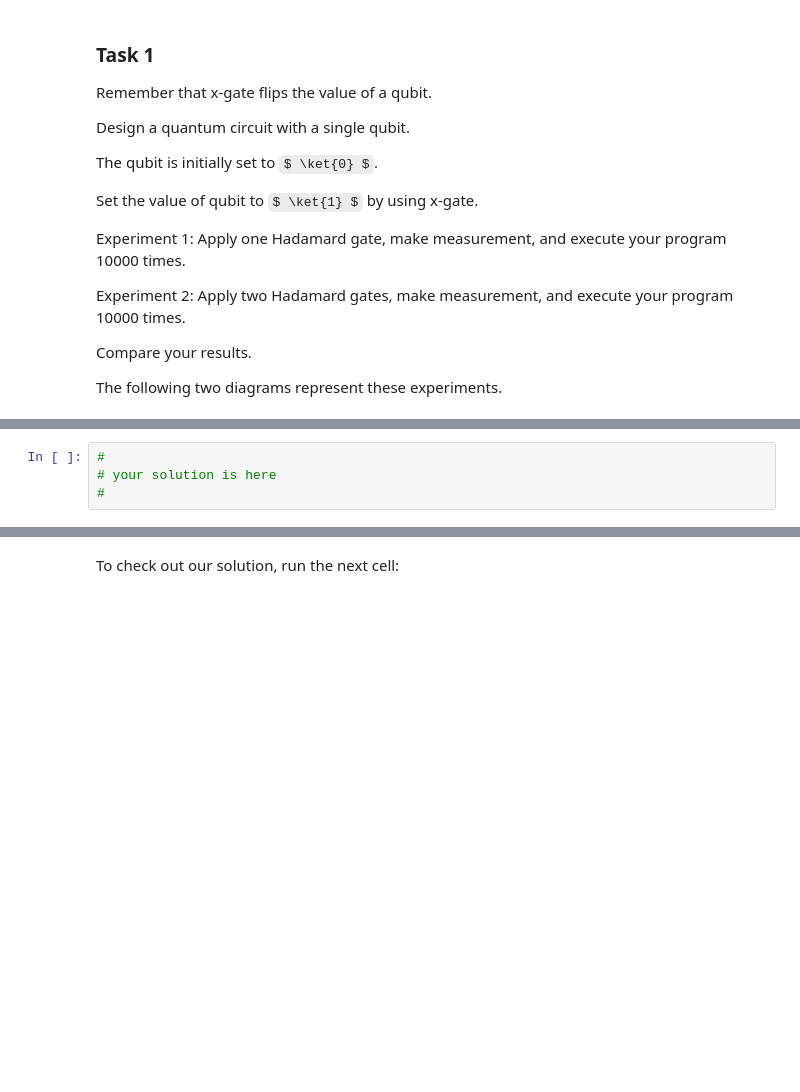
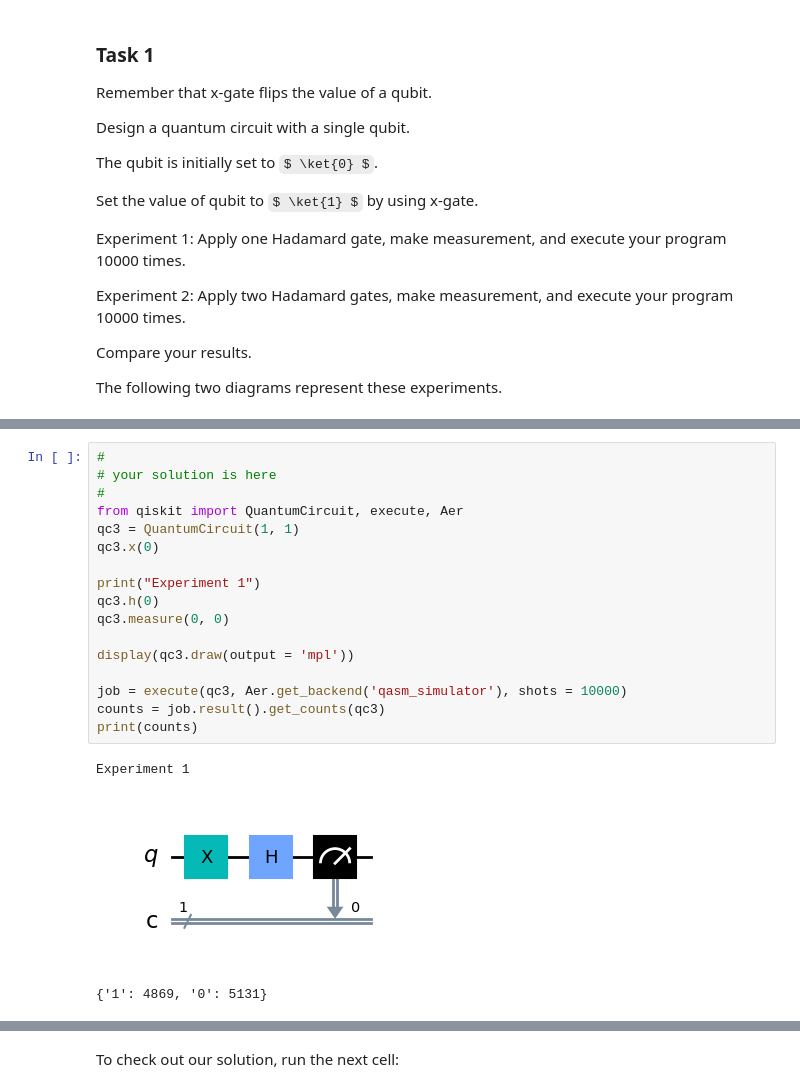
Before and after one commit to james-lucius/qworld, a Jupyter notebook: QB23_Q20_Hadamard.ipynb, the cells around one changed output, grey strips where cells are left out. Saved outputs shown, nothing was run; the diff lists cells and outputs as text; some formulas as TeX source; blank space fills up the shorter version.

```diff
--- a/QB23_Q20_Hadamard.ipynb
+++ b/QB23_Q20_Hadamard.ipynb
@@ -198,7 +228,24 @@ The following two diagrams represent these experiments.
         <td><img src="https://gitlab.com/qworld/qeducation/qbook101/raw/main/qbook101/images/ch2/photon/photon9.jpg" width="70%"></td>
     </tr>
 </table>
-# %%
-#
-# your solution is here
-#
+# %%
+#
+# your solution is here
+#
+from qiskit import QuantumCircuit, execute, Aer
+qc3 = QuantumCircuit(1, 1)
+qc3.x(0)
+
+print("Experiment 1")
+qc3.h(0)
+qc3.measure(0, 0)
+
+display(qc3.draw(output = 'mpl'))
+
+job = execute(qc3, Aer.get_backend('qasm_simulator'), shots = 10000)
+counts = job.result().get_counts(qc3)
+print(counts)
+# %% [output]
+Experiment 1
+[figure, added]
+{'1': 4869, '0': 5131}
```
Also changed, not shown: parts of 7 cells of this notebook.
